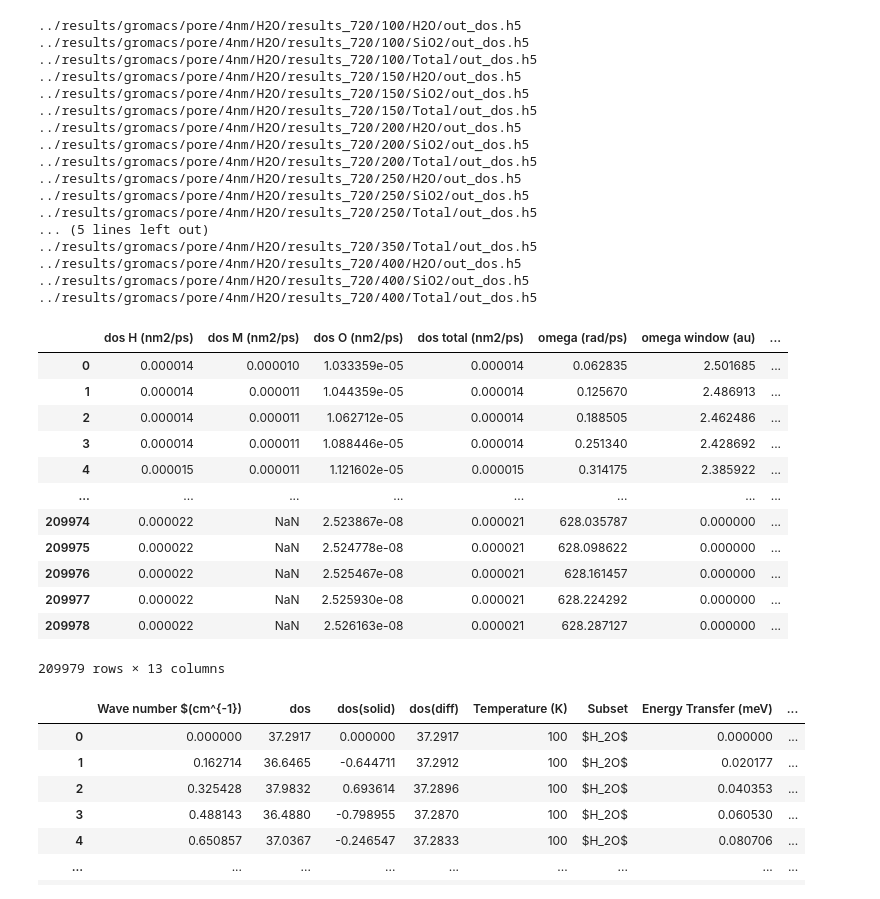
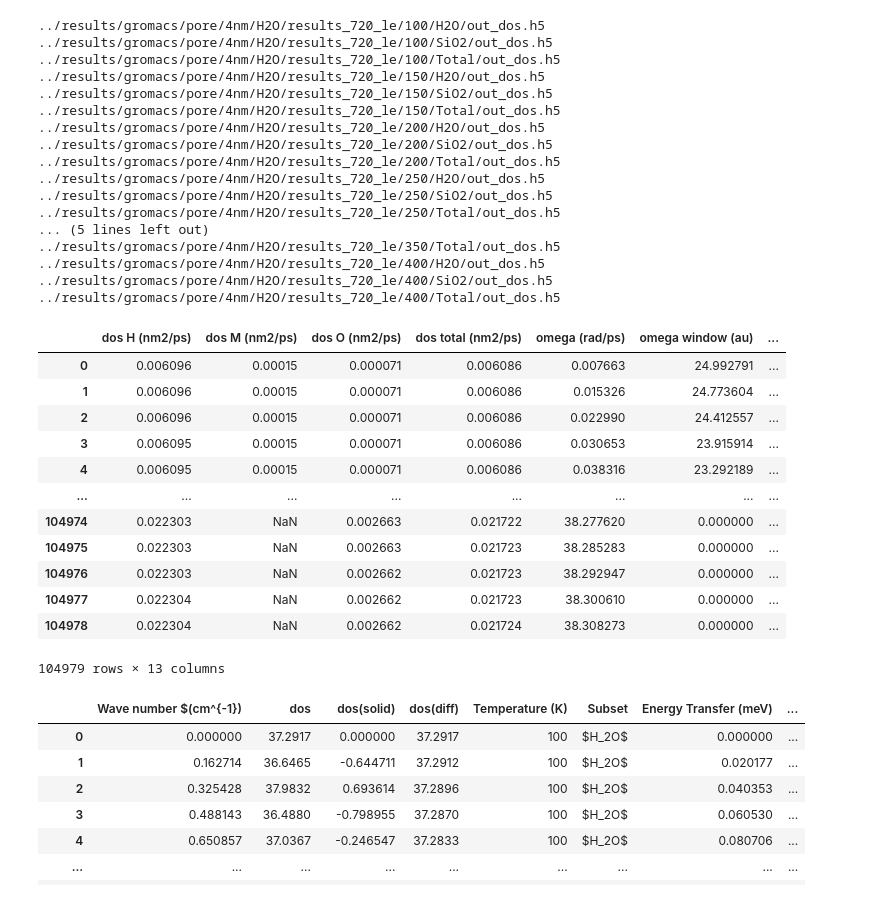
Before and after one commit to pablogalaviz/Scripts4MD, a Jupyter notebook: arXiv/2512.05347/notebooks/Figure11.ipynb, the cells around one changed output. Saved outputs shown, nothing was run; the diff lists cells and outputs as text; code cells hidden in the pictures.

```diff
--- a/arXiv/2512.05347/notebooks/Figure11.ipynb
+++ b/arXiv/2512.05347/notebooks/Figure11.ipynb
@@ -88,66 +88,66 @@ def apply_gaussian_broadening(dos_data,metric='dos total (nm2/ps)',unit_cell_ato
 results_directory=dict()
 for temperature in np.arange(100,450,50):
     for subset in ["H2O","SiO2","Total"]:
-        results_directory["../results/gromacs/pore/4nm/H2O/results_720/%d/%s/out_dos.h5" % (temperature,subset)]=(temperature,subset)
+        results_directory["../results/gromacs/pore/4nm/H2O/results_720_le/%d/%s/out_dos.h5" % (temperature,subset)]=(temperature,subset)
 
 df_list=list()
 
 min_energy=0
 max_energy=1500
 subset_map={"H2O":"$H_2O$","SiO2":"$SiO_2$","Total":"Total"}
 for pdos_file,(temperature,subset) in results_directory.items():
     print(pdos_file)
     h5file=h5py.File(pdos_file)
     data_dict=dict()
     omega_shape=h5file["omega"][:].shape
     for k in h5file.keys():
         data_array=h5file[k][:]
         if data_array.shape != omega_shape or "_0" in k:
             continue
         units=h5file[k].attrs['units']
         data_dict["%s (%s)"%(k.replace("_"," "),units)]=data_array
     h5file.close()
     df_tmp=pd.DataFrame(data_dict).query("%f < `omega (rad/ps)` and `omega (rad/ps)` < %f"%(min_energy/0.6582,max_energy/0.6582))
     df_tmp["Energy Transfer (meV)"]=df_tmp["omega (rad/ps)"]*0.6582
     df_tmp["Normalized Count"]=apply_gaussian_broadening(df_tmp)
     df_tmp["Max Normalized Count"]=df_tmp["Normalized Count"]/df_tmp["Normalized Count"].max()
     df_tmp["Temperature (K)"]=temperature
     df_tmp["Subset"]=subset_map[subset]
     df_list.append(df_tmp)
 
 df_dos_mdanse=pd.concat(df_list,ignore_index=True)
 df_dos_mdanse
 # %% [output]
-../results/gromacs/pore/4nm/H2O/results_720/100/H2O/out_dos.h5
-../results/gromacs/pore/4nm/H2O/results_720/100/SiO2/out_dos.h5
-../results/gromacs/pore/4nm/H2O/results_720/100/Total/out_dos.h5
-../results/gromacs/pore/4nm/H2O/results_720/150/H2O/out_dos.h5
-../results/gromacs/pore/4nm/H2O/results_720/150/SiO2/out_dos.h5
-../results/gromacs/pore/4nm/H2O/results_720/150/Total/out_dos.h5
-../results/gromacs/pore/4nm/H2O/results_720/200/H2O/out_dos.h5
-../results/gromacs/pore/4nm/H2O/results_720/200/SiO2/out_dos.h5
-../results/gromacs/pore/4nm/H2O/results_720/200/Total/out_dos.h5
-../results/gromacs/pore/4nm/H2O/results_720/250/H2O/out_dos.h5
-../results/gromacs/pore/4nm/H2O/results_720/250/SiO2/out_dos.h5
-../results/gromacs/pore/4nm/H2O/results_720/250/Total/out_dos.h5
+../results/gromacs/pore/4nm/H2O/results_720_le/100/H2O/out_dos.h5
+../results/gromacs/pore/4nm/H2O/results_720_le/100/SiO2/out_dos.h5
+../results/gromacs/pore/4nm/H2O/results_720_le/100/Total/out_dos.h5
+../results/gromacs/pore/4nm/H2O/results_720_le/150/H2O/out_dos.h5
+../results/gromacs/pore/4nm/H2O/results_720_le/150/SiO2/out_dos.h5
+../results/gromacs/pore/4nm/H2O/results_720_le/150/Total/out_dos.h5
+../results/gromacs/pore/4nm/H2O/results_720_le/200/H2O/out_dos.h5
+../results/gromacs/pore/4nm/H2O/results_720_le/200/SiO2/out_dos.h5
+../results/gromacs/pore/4nm/H2O/results_720_le/200/Total/out_dos.h5
+../results/gromacs/pore/4nm/H2O/results_720_le/250/H2O/out_dos.h5
+../results/gromacs/pore/4nm/H2O/results_720_le/250/SiO2/out_dos.h5
+../results/gromacs/pore/4nm/H2O/results_720_le/250/Total/out_dos.h5
 ... (5 lines left out)
-../results/gromacs/pore/4nm/H2O/results_720/350/Total/out_dos.h5
-../results/gromacs/pore/4nm/H2O/results_720/400/H2O/out_dos.h5
-../results/gromacs/pore/4nm/H2O/results_720/400/SiO2/out_dos.h5
-../results/gromacs/pore/4nm/H2O/results_720/400/Total/out_dos.h5
+../results/gromacs/pore/4nm/H2O/results_720_le/350/Total/out_dos.h5
+../results/gromacs/pore/4nm/H2O/results_720_le/400/H2O/out_dos.h5
+../results/gromacs/pore/4nm/H2O/results_720_le/400/SiO2/out_dos.h5
+../results/gromacs/pore/4nm/H2O/results_720_le/400/Total/out_dos.h5
 |  | dos H (nm2/ps) | dos M (nm2/ps) | dos O (nm2/ps) | dos total (nm2/ps) | omega (rad/ps) | omega window (au) | ... |
-| 0 | 0.000014 | 0.000010 | 1.033359e-05 | 0.000014 | 0.062835 | 2.501685 | ... |
-| 1 | 0.000014 | 0.000011 | 1.044359e-05 | 0.000014 | 0.125670 | 2.486913 | ... |
-| 2 | 0.000014 | 0.000011 | 1.062712e-05 | 0.000014 | 0.188505 | 2.462486 | ... |
-| 3 | 0.000014 | 0.000011 | 1.088446e-05 | 0.000014 | 0.251340 | 2.428692 | ... |
-| 4 | 0.000015 | 0.000011 | 1.121602e-05 | 0.000015 | 0.314175 | 2.385922 | ... |
+| 0 | 0.006096 | 0.00015 | 0.000071 | 0.006086 | 0.007663 | 24.992791 | ... |
+| 1 | 0.006096 | 0.00015 | 0.000071 | 0.006086 | 0.015326 | 24.773604 | ... |
+| 2 | 0.006096 | 0.00015 | 0.000071 | 0.006086 | 0.022990 | 24.412557 | ... |
+| 3 | 0.006095 | 0.00015 | 0.000071 | 0.006086 | 0.030653 | 23.915914 | ... |
+| 4 | 0.006095 | 0.00015 | 0.000071 | 0.006086 | 0.038316 | 23.292189 | ... |
 | ... | ... | ... | ... | ... | ... | ... | ... |
-| 209974 | 0.000022 | NaN | 2.523867e-08 | 0.000021 | 628.035787 | 0.000000 | ... |
-| 209975 | 0.000022 | NaN | 2.524778e-08 | 0.000021 | 628.098622 | 0.000000 | ... |
-| 209976 | 0.000022 | NaN | 2.525467e-08 | 0.000021 | 628.161457 | 0.000000 | ... |
-| 209977 | 0.000022 | NaN | 2.525930e-08 | 0.000021 | 628.224292 | 0.000000 | ... |
-| 209978 | 0.000022 | NaN | 2.526163e-08 | 0.000021 | 628.287127 | 0.000000 | ... |
+| 104974 | 0.022303 | NaN | 0.002663 | 0.021722 | 38.277620 | 0.000000 | ... |
+| 104975 | 0.022303 | NaN | 0.002663 | 0.021723 | 38.285283 | 0.000000 | ... |
+| 104976 | 0.022303 | NaN | 0.002662 | 0.021723 | 38.292947 | 0.000000 | ... |
+| 104977 | 0.022304 | NaN | 0.002662 | 0.021723 | 38.300610 | 0.000000 | ... |
+| 104978 | 0.022304 | NaN | 0.002662 | 0.021724 | 38.308273 | 0.000000 | ... |
-209979 rows × 13 columns
+104979 rows × 13 columns
 # %%
 results_directory=dict()
 for temperature in np.arange(100,450,50):
```
Also changed, not shown: parts of 7 cells of this notebook, 3 other files.
